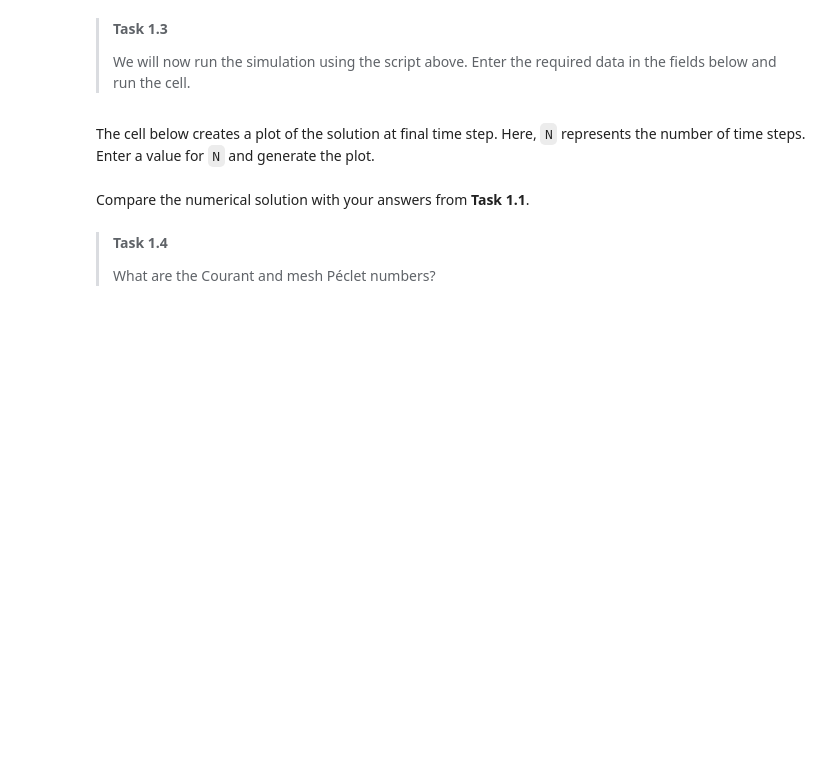
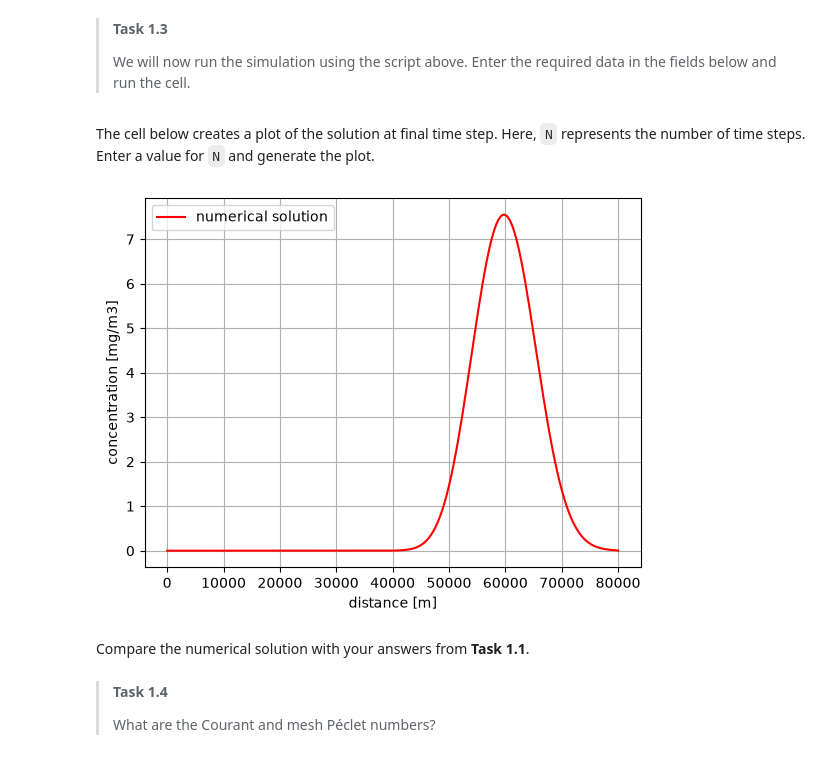
Before and after one commit to matpre333/GA_2.1, a Jupyter notebook: all_files_GA_2_1/grp09.ipynb, the cells around one changed output. Saved outputs shown, nothing was run; the diff lists cells and outputs as text; code cells hidden in the pictures; blank space fills up the shorter version.

```diff
--- a/all_files_GA_2_1/grp09.ipynb
+++ b/all_files_GA_2_1/grp09.ipynb
@@ -124,10 +163,10 @@ plt.ylabel('concentration [mg/m3]')
 # %%
 # parameters for advdiff
 
-u= ### YOUR CODE HERE ###
-K= ### YOUR CODE HERE ###
-dt= ### YOUR CODE HERE ###
-Tend= ### YOUR CODE HERE ###
+u= 0.5
+K= 100
+dt= 600
+Tend= 100200
 
 
 # compute solution to transport equation
@@ -136,13 +175,16 @@ c=advdiff(u,K,c0,lenD,dt,Tend,'central','theta',0.5)
 The cell below creates a plot of the solution at final time step. Here, `N` represents the number of time steps. Enter a value for `N` and generate the plot.
 # %%
 # number of timesteps
-N= ### YOUR CODE HERE ###
+N_steps = int(Tend/dt)
+N= N_steps
 
 plt.plot(x,c[N,:],'r',label='numerical solution')
 plt.legend(loc='upper left')
 plt.xlabel('distance [m]')
 plt.ylabel('concentration [mg/m3]')
 plt.grid()
+# %% [output]
+[figure, added]
 # %% [markdown]
 Compare the numerical solution with your answers from **Task 1.1**.
 # %% [markdown]
```
Also changed, not shown: parts of 9 cells of this notebook.
